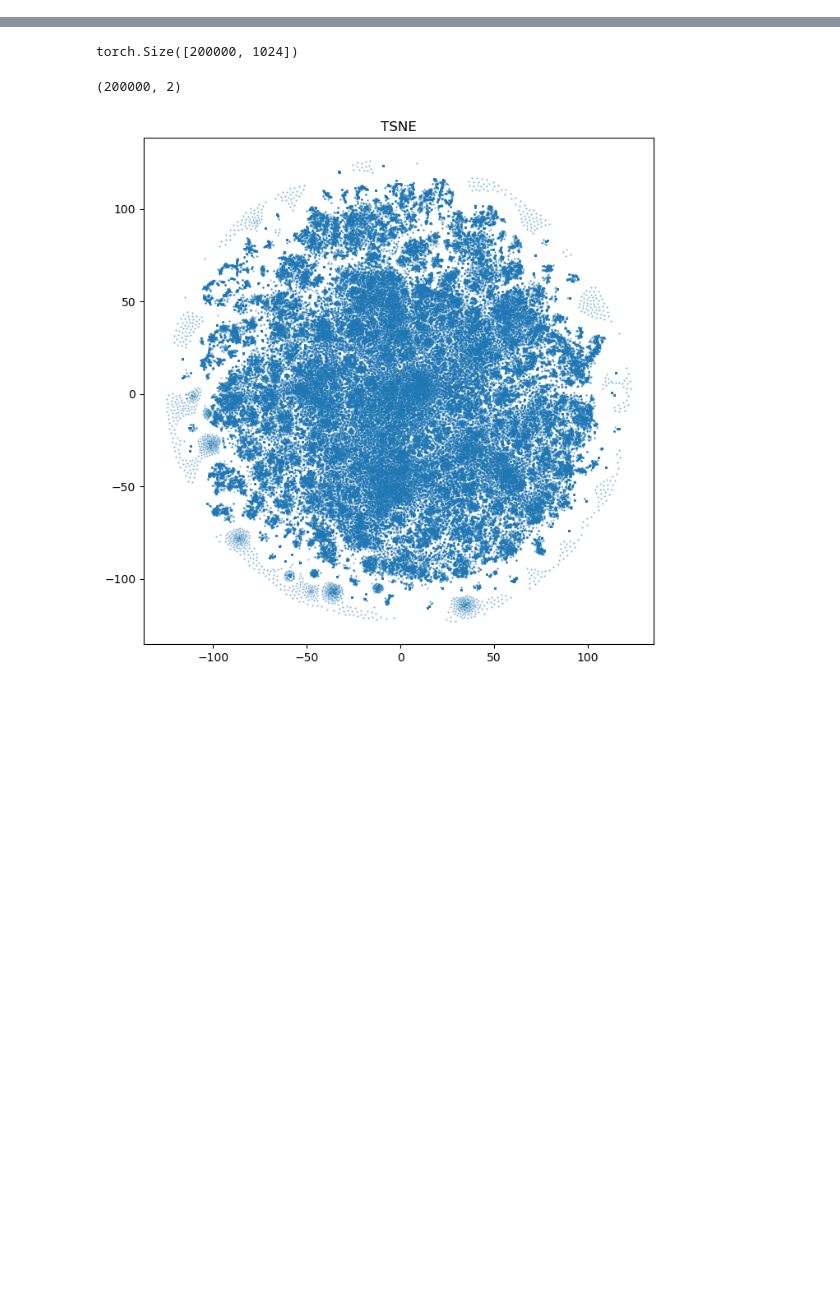
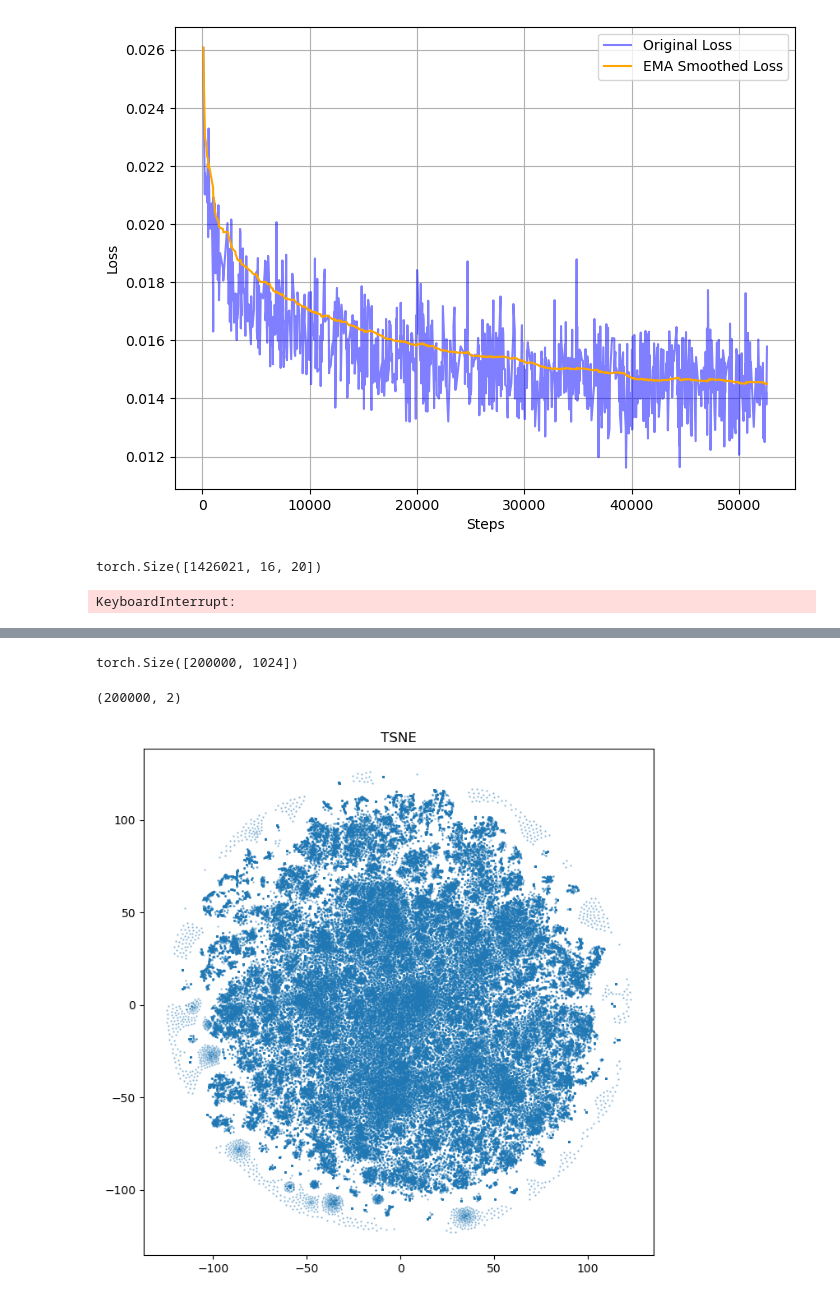
Before and after one commit to Sathware/SketchDNN, a Jupyter notebook: test.ipynb, the cells around one changed output, grey strips where cells are left out. Saved outputs shown, nothing was run; the diff lists cells and outputs as text; code cells hidden in the pictures; blank space fills up the shorter version.

```diff
--- a/test.ipynb
+++ b/test.ipynb
@@ -5,0 +15,23 @@ from matplotlib import pyplot as plt
+# %%
+# Load the CSV file
+csv_path = "diff_loss.csv"  # Replace with your CSV file path
+data = pd.read_csv(csv_path)
+steps = data['Step']
+loss_values = data['Value']
+
+# Apply Exponential Moving Average (EMA)
+alpha = 0.01  # Smoothing factor (adjust as needed)
+ema_loss = data['Value'].ewm(alpha=alpha).mean()
+
+# Plot
+plt.figure(figsize=(8, 6))
+plt.plot(steps, loss_values, label="Original Loss", alpha=0.5, color="blue")
+plt.plot(steps, ema_loss, label="EMA Smoothed Loss", color="orange")
+plt.xlabel("Steps")
+plt.ylabel("Loss")
+# plt.title("VAE Training Loss")
+plt.legend()
+plt.grid(True)
+plt.show()
+# %% [output]
+[figure, added]
@@ -5,0 +67,12 @@ from matplotlib import pyplot as plt
+# %%
+nodes.shape
+# %% [output]
+torch.Size([1426021, 16, 20])
+# %%
+model = GD3PM(device = 0)
+
+temp = ToIscosceles(nodes[0:10].to(0).clone())
+temp = torch.cat([1 - temp[...,[0]], temp], dim = -1)
+model(temp, edges[0:10].to(0), torch.arange(0, 10, 1, device = 0))
+# %% [output]
+KeyboardInterrupt:
```
Also changed, not shown: parts of 32 cells of this notebook, 22 other files.
